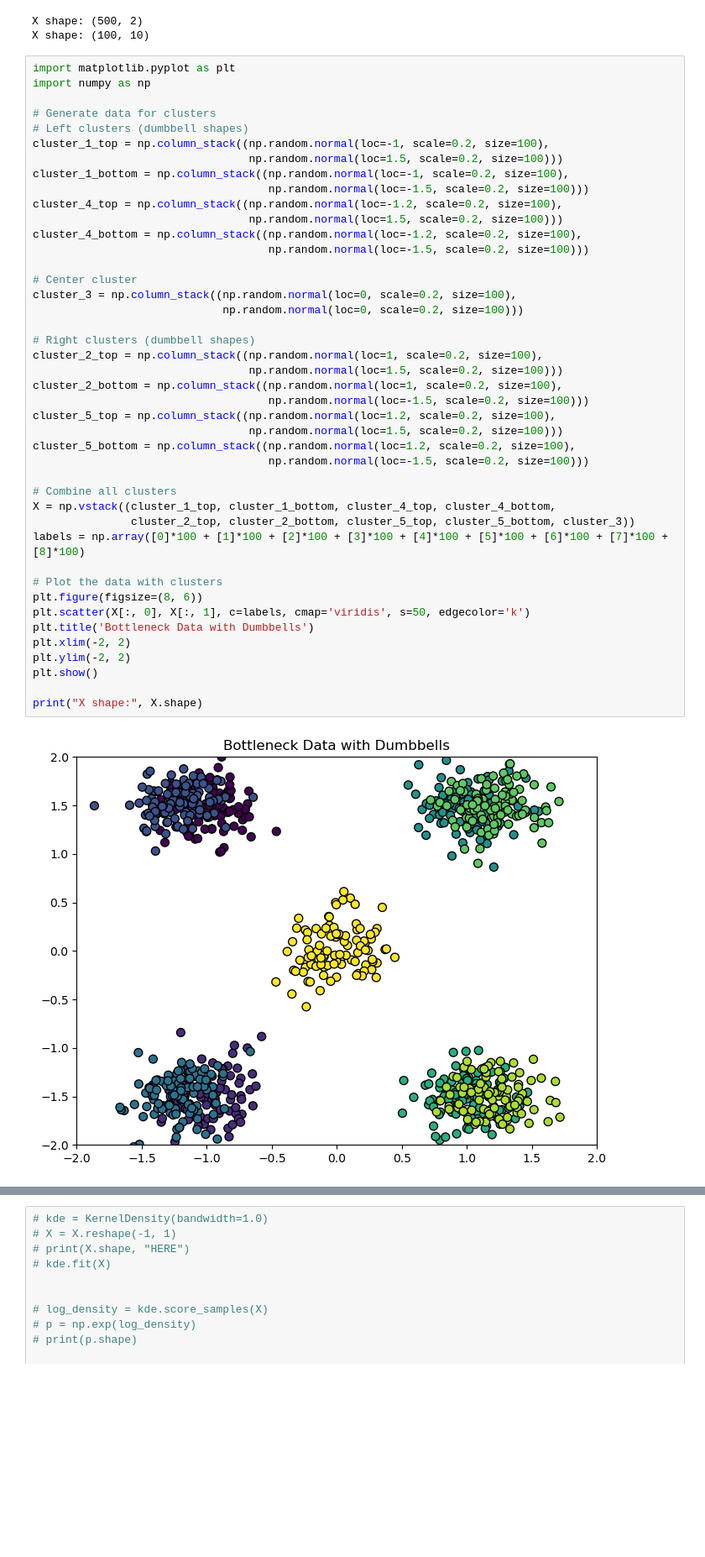
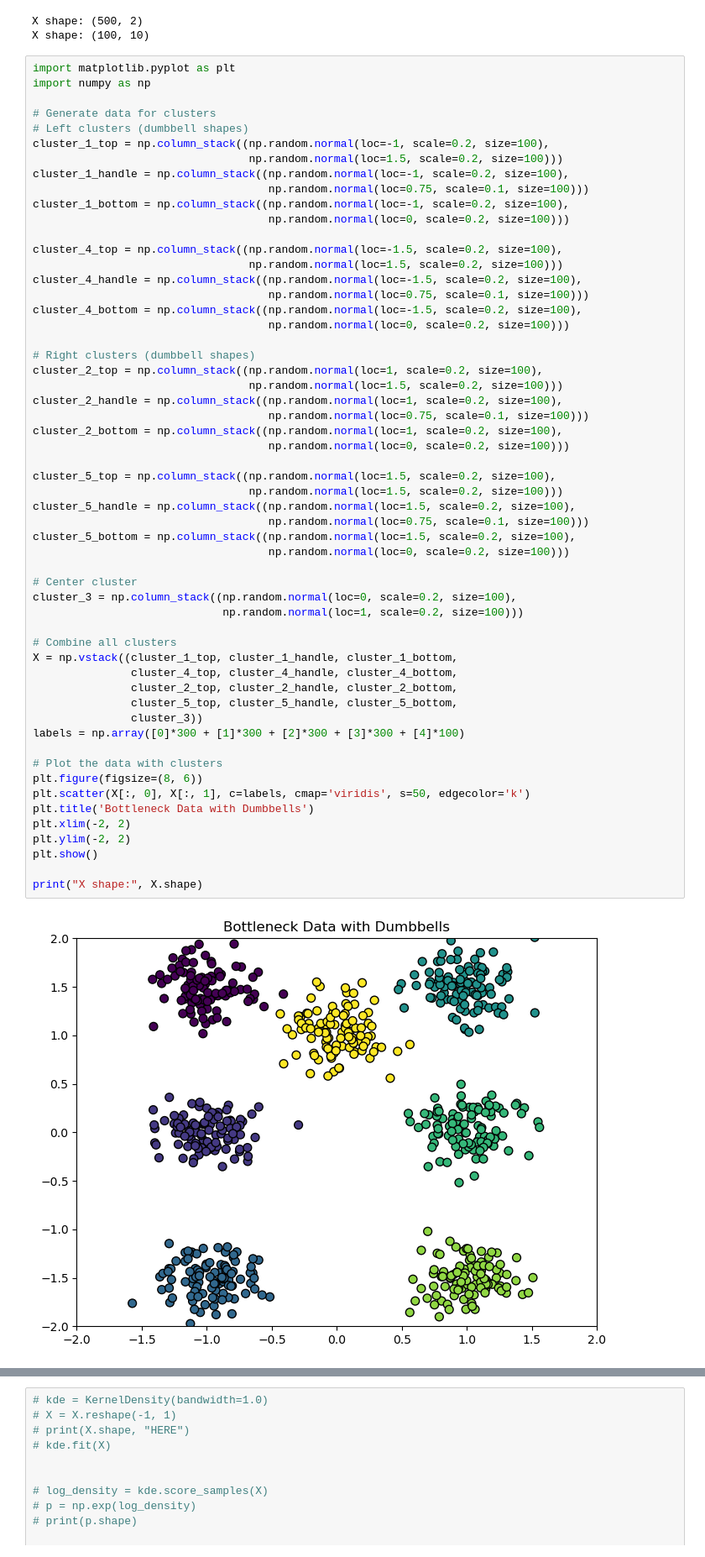
Before and after one commit to seolibek/Tufts2024, a Jupyter notebook: lund_exp.ipynb, the cells around one changed output, grey strips where cells are left out. Shown at 84% size. Cells and saved outputs as stored; diff of their text form; blank space fills up the shorter version.

```diff
--- a/lund_exp.ipynb
+++ b/lund_exp.ipynb
@@ -234,45 +234,58 @@ X shape: (100, 10)
 # %%
 import matplotlib.pyplot as plt
 import numpy as np
 
 # Generate data for clusters
 # Left clusters (dumbbell shapes)
 cluster_1_top = np.column_stack((np.random.normal(loc=-1, scale=0.2, size=100),
                                  np.random.normal(loc=1.5, scale=0.2, size=100)))
+cluster_1_handle = np.column_stack((np.random.normal(loc=-1, scale=0.2, size=100),
+                                    np.random.normal(loc=0.75, scale=0.1, size=100)))
 cluster_1_bottom = np.column_stack((np.random.normal(loc=-1, scale=0.2, size=100),
-                                    np.random.normal(loc=-1.5, scale=0.2, size=100)))
-cluster_4_top = np.column_stack((np.random.normal(loc=-1.2, scale=0.2, size=100),
+                                    np.random.normal(loc=0, scale=0.2, size=100)))
+
+cluster_4_top = np.column_stack((np.random.normal(loc=-1.5, scale=0.2, size=100),
                                  np.random.normal(loc=1.5, scale=0.2, size=100)))
-cluster_4_bottom = np.column_stack((np.random.normal(loc=-1.2, scale=0.2, size=100),
-                                    np.random.normal(loc=-1.5, scale=0.2, size=100)))
-
-# Center cluster
-cluster_3 = np.column_stack((np.random.normal(loc=0, scale=0.2, size=100),
-                             np.random.normal(loc=0, scale=0.2, size=100)))
+cluster_4_handle = np.column_stack((np.random.normal(loc=-1.5, scale=0.2, size=100),
+                                    np.random.normal(loc=0.75, scale=0.1, size=100)))
+cluster_4_bottom = np.column_stack((np.random.normal(loc=-1.5, scale=0.2, size=100),
+                                    np.random.normal(loc=0, scale=0.2, size=100)))
 
 # Right clusters (dumbbell shapes)
 cluster_2_top = np.column_stack((np.random.normal(loc=1, scale=0.2, size=100),
                                  np.random.normal(loc=1.5, scale=0.2, size=100)))
+cluster_2_handle = np.column_stack((np.random.normal(loc=1, scale=0.2, size=100),
+                                    np.random.normal(loc=0.75, scale=0.1, size=100)))
 cluster_2_bottom = np.column_stack((np.random.normal(loc=1, scale=0.2, size=100),
-                                    np.random.normal(loc=-1.5, scale=0.2, size=100)))
-cluster_5_top = np.column_stack((np.random.normal(loc=1.2, scale=0.2, size=100),
+                                    np.random.normal(loc=0, scale=0.2, size=100)))
+
+cluster_5_top = np.column_stack((np.random.normal(loc=1.5, scale=0.2, size=100),
                                  np.random.normal(loc=1.5, scale=0.2, size=100)))
-cluster_5_bottom = np.column_stack((np.random.normal(loc=1.2, scale=0.2, size=100),
-                                    np.random.normal(loc=-1.5, scale=0.2, size=100)))
+cluster_5_handle = np.column_stack((np.random.normal(loc=1.5, scale=0.2, size=100),
+                                    np.random.normal(loc=0.75, scale=0.1, size=100)))
+cluster_5_bottom = np.column_stack((np.random.normal(loc=1.5, scale=0.2, size=100),
+                                    np.random.normal(loc=0, scale=0.2, size=100)))
+
+# Center cluster
+cluster_3 = np.column_stack((np.random.normal(loc=0, scale=0.2, size=100),
+                             np.random.normal(loc=1, scale=0.2, size=100)))
 
 # Combine all clusters
-X = np.vstack((cluster_1_top, cluster_1_bottom, cluster_4_top, cluster_4_bottom,
-               cluster_2_top, cluster_2_bottom, cluster_5_top, cluster_5_bottom, cluster_3))
-labels = np.array([0]*100 + [1]*100 + [2]*100 + [3]*100 + [4]*100 + [5]*100 + [6]*100 + [7]*100 + [8]*100)
+X = np.vstack((cluster_1_top, cluster_1_handle, cluster_1_bottom,
+               cluster_4_top, cluster_4_handle, cluster_4_bottom,
+               cluster_2_top, cluster_2_handle, cluster_2_bottom,
+               cluster_5_top, cluster_5_handle, cluster_5_bottom,
+               cluster_3))
+labels = np.array([0]*300 + [1]*300 + [2]*300 + [3]*300 + [4]*100)
 
 # Plot the data with clusters
 plt.figure(figsize=(8, 6))
 plt.scatter(X[:, 0], X[:, 1], c=labels, cmap='viridis', s=50, edgecolor='k')
 plt.title('Bottleneck Data with Dumbbells')
 plt.xlim(-2, 2)
 plt.ylim(-2, 2)
 plt.show()
 
 print("X shape:", X.shape)
 # %% [output]
-[figure, old version]
+[figure, new version]
```
Also changed, not shown: parts of 1 cell of this notebook, 1 other file.
